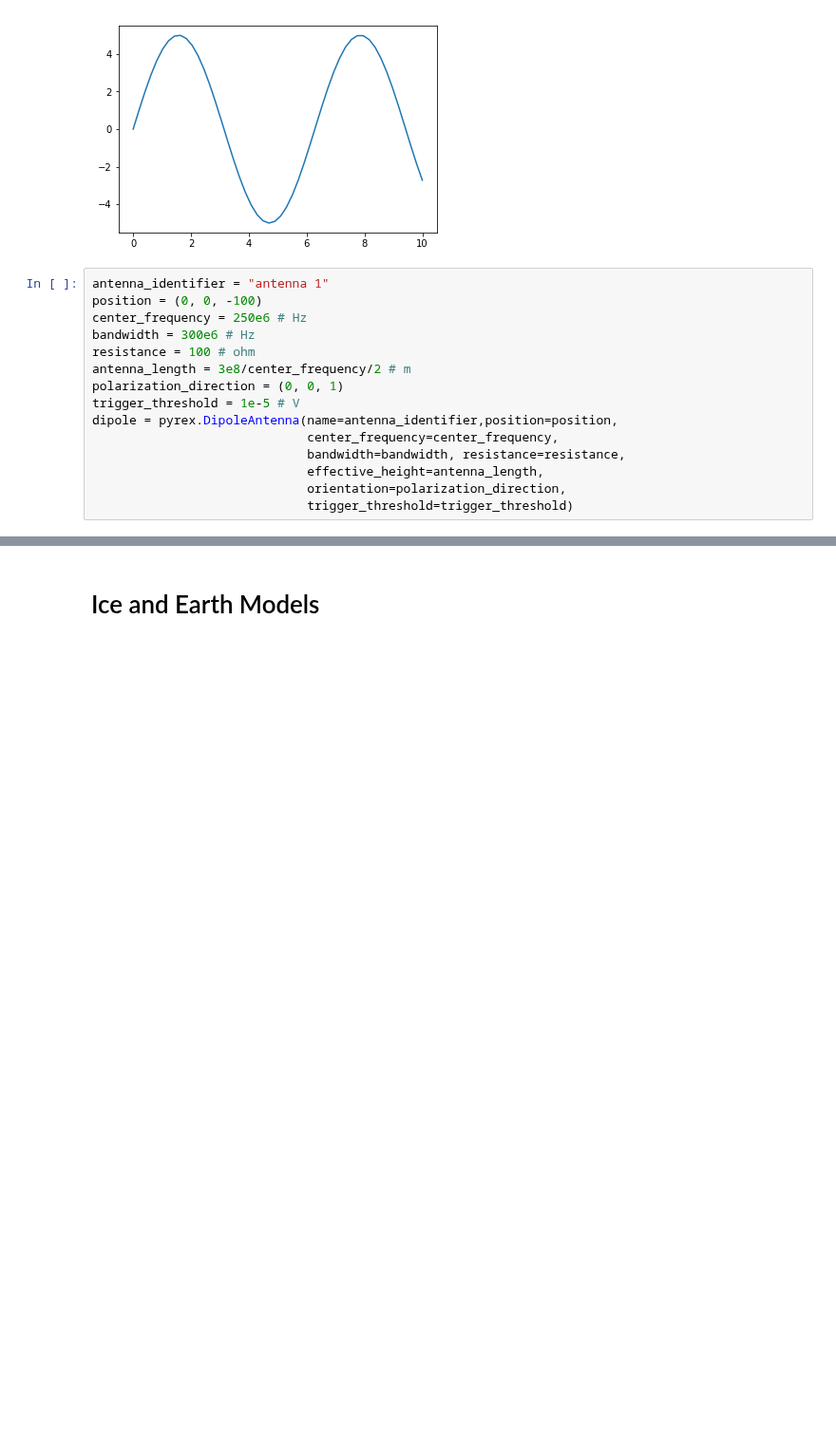
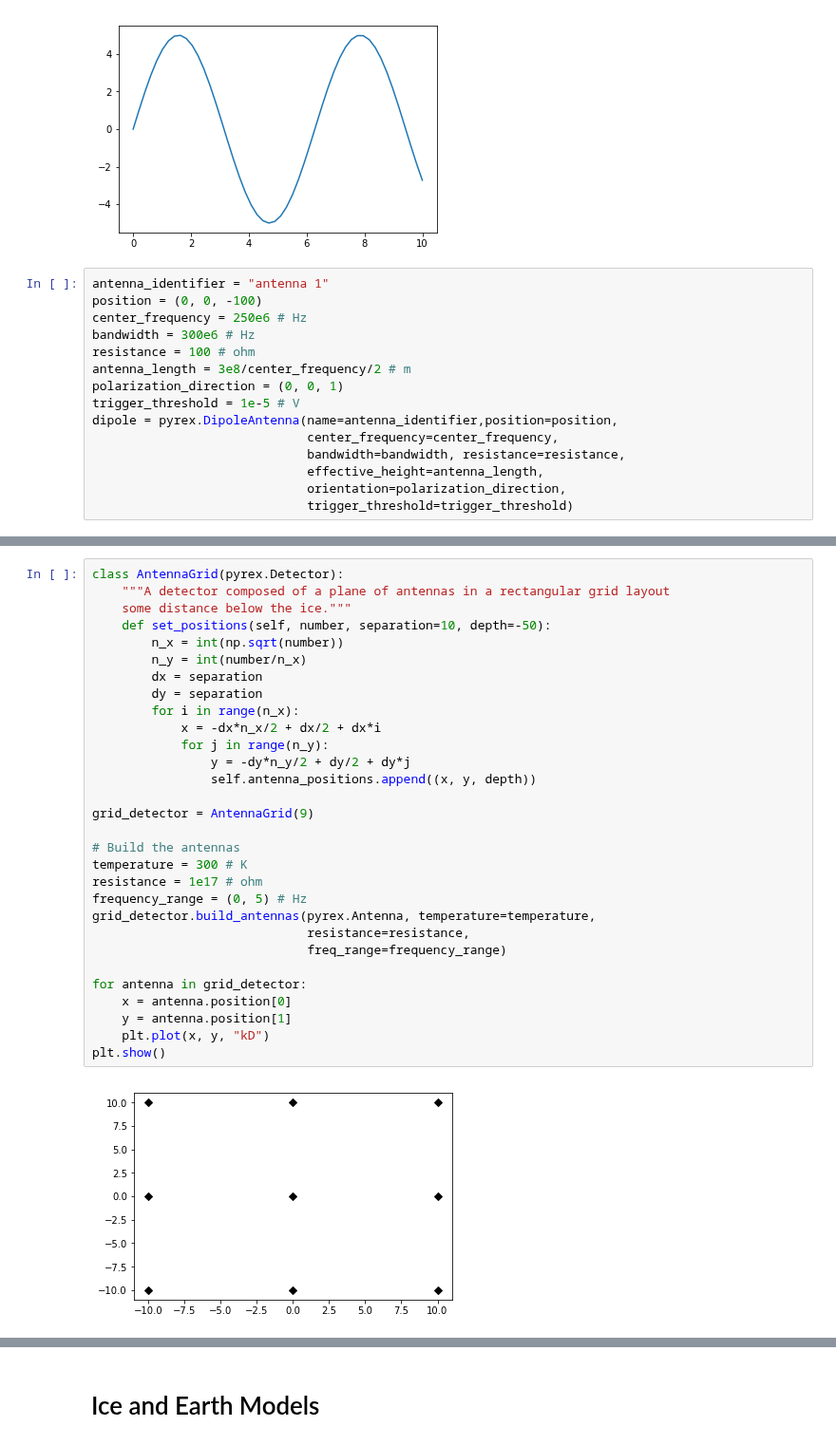
Before and after one commit to bhokansonfasig/pyrex, a Jupyter notebook: Code Examples.ipynb, the cells around one changed output, grey strips where cells are left out. Shown at 95% size. Saved outputs shown, nothing was run; the diff lists cells and outputs as text; blank space fills up the shorter version.

```diff
--- a/Code Examples.ipynb
+++ b/Code Examples.ipynb
@@ -308,0 +380,32 @@ dipole = pyrex.DipoleAntenna(name=antenna_identifier,position=position,
+# %%
+class AntennaGrid(pyrex.Detector):
+    """A detector composed of a plane of antennas in a rectangular grid layout
+    some distance below the ice."""
+    def set_positions(self, number, separation=10, depth=-50):
+        n_x = int(np.sqrt(number))
+        n_y = int(number/n_x)
+        dx = separation
+        dy = separation
+        for i in range(n_x):
+            x = -dx*n_x/2 + dx/2 + dx*i
+            for j in range(n_y):
+                y = -dy*n_y/2 + dy/2 + dy*j
+                self.antenna_positions.append((x, y, depth))
+
+grid_detector = AntennaGrid(9)
+
+# Build the antennas
+temperature = 300 # K
+resistance = 1e17 # ohm
+frequency_range = (0, 5) # Hz
+grid_detector.build_antennas(pyrex.Antenna, temperature=temperature,
+                             resistance=resistance,
+                             freq_range=frequency_range)
+
+for antenna in grid_detector:
+    x = antenna.position[0]
+    y = antenna.position[1]
+    plt.plot(x, y, "kD")
+plt.show()
+# %% [output]
+[figure, added]
```
Also changed, not shown: parts of 11 cells of this notebook, 2 other files.
